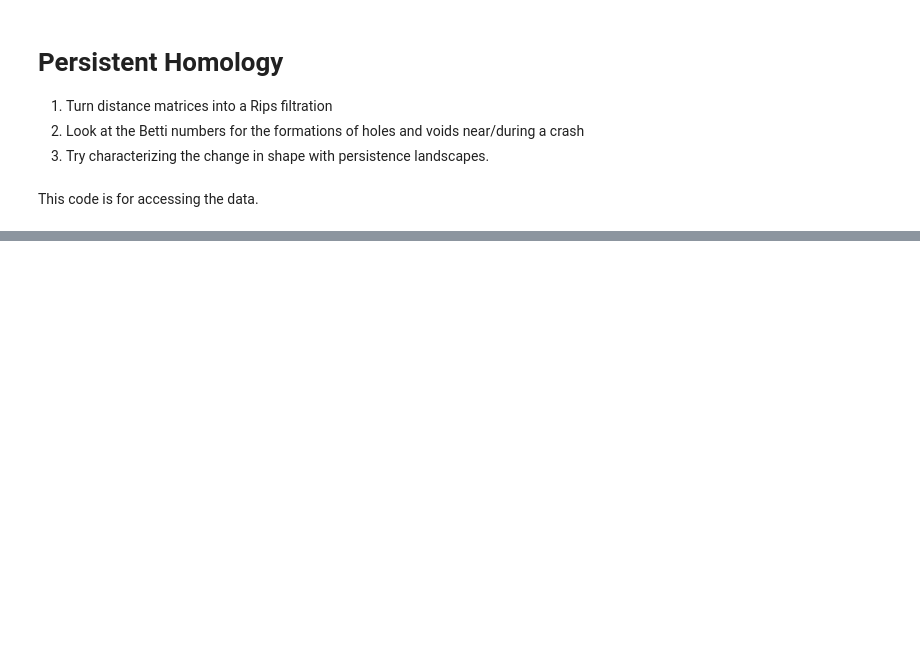
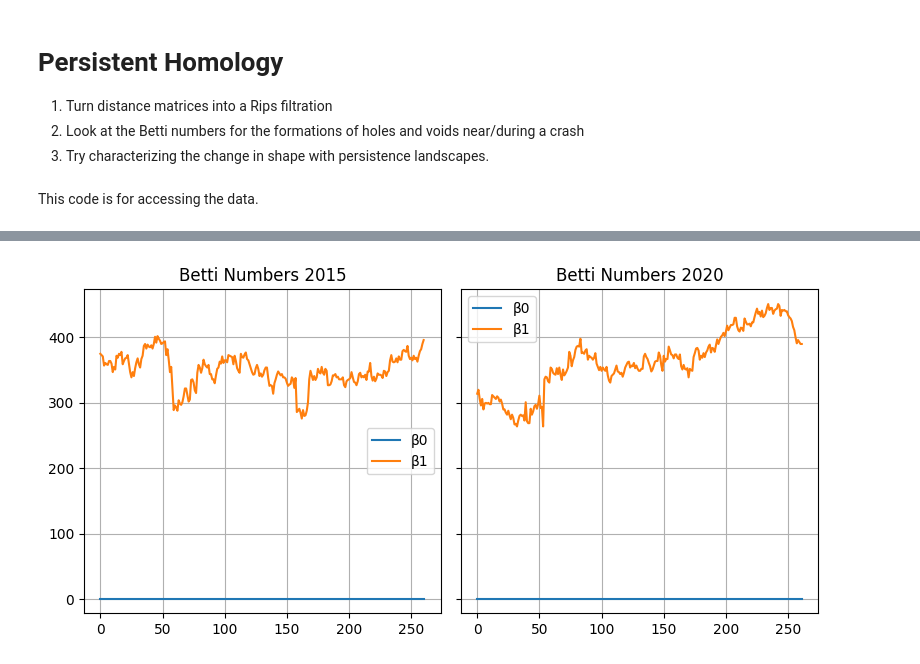
Before and after one commit to donnafaithhh/PSE-Work, a Jupyter notebook: DFTG TDA Work 1.ipynb, the cells around one changed output, grey strips where cells are left out. Drawn from its saved outputs; the diff is of its cells as text; code cells hidden in the pictures; blank space fills up the shorter version.

```diff
--- a/DFTG TDA Work 1.ipynb
+++ b/DFTG TDA Work 1.ipynb
@@ -37,7 +40,7 @@ Number of CPUs (multiprocessing): 32
 # %% [markdown]
 This code is for accessing the data.
 # %%
-filepath = 'matrices/110 2023-09-25 00:00:00.pickl'
-with open(filepath, 'rb') as f:
-    file = pickle.load(f)
-file
+# filepath = 'matrices/110 2023-09-25 00:00:00.pickl'
+# with open(filepath, 'rb') as f:
+#     file = pickle.load(f)
+# file
@@ -150,0 +187,5 @@ Distance matrix of 110 2020-12-04 00_00_00.pickl
+# %%
+filepath = r'betti_df.pkl'
+with open(filepath, 'rb') as f:
+    betti_df = pickle.load(f)
+betti_df
@@ -150,0 +223,37 @@ Distance matrix of 110 2020-12-04 00_00_00.pickl
+# %%
+import matplotlib.pyplot as plt
+
+# Extract first-year data
+first_year = betti_df.iloc[330:591]
+betti0_2015 = first_year.iloc[:, 1].values
+betti1_2015 = first_year.iloc[:, 2].values
+betti2_2015 = first_year.iloc[:, 3].values
+
+# Extract second-year data
+second_year = betti_df.iloc[1634:1896]
+betti0_2020 = second_year.iloc[:, 1].values
+betti1_2020 = second_year.iloc[:, 2].values
+betti2_2020 = second_year.iloc[:, 3].values
+
+fig, ax = plt.subplots(1, 2, figsize=(8, 4), sharey=True, sharex=True)
+
+aa = ["\u03B20", "\u03B21", "\u03B22"]
+
+ax[0].plot(betti0_2015, label='\u03B20')
+ax[0].plot(betti1_2015, label='\u03B21')
+# ax[0].plot(betti2_2015, label='\u03B22')
+ax[0].set_title('Betti Numbers 2015')
+ax[0].grid()
+ax[0].legend()
+
+ax[1].plot(betti0_2020, label='\u03B20')
+ax[1].plot(betti1_2020, label='\u03B21')
+# ax[1].plot(betti2_2020, label='\u03B22')
+ax[1].set_title('Betti Numbers 2020')
+ax[1].grid()
+ax[1].legend()
+
+plt.tight_layout()
+plt.show()
+# %% [output]
+[figure, added]
```
Also changed, not shown: parts of 13 cells of this notebook.
